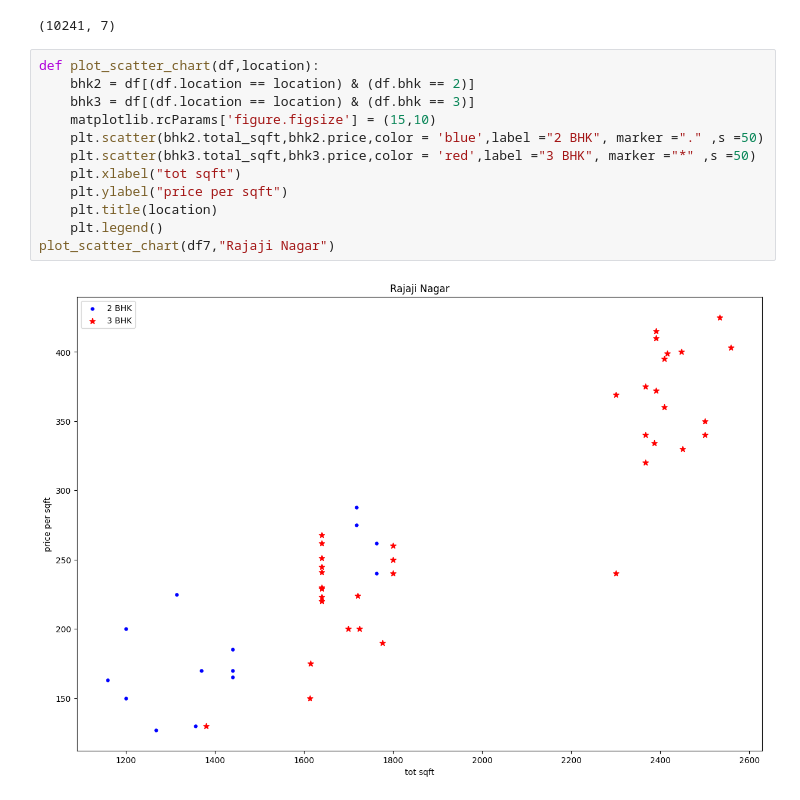
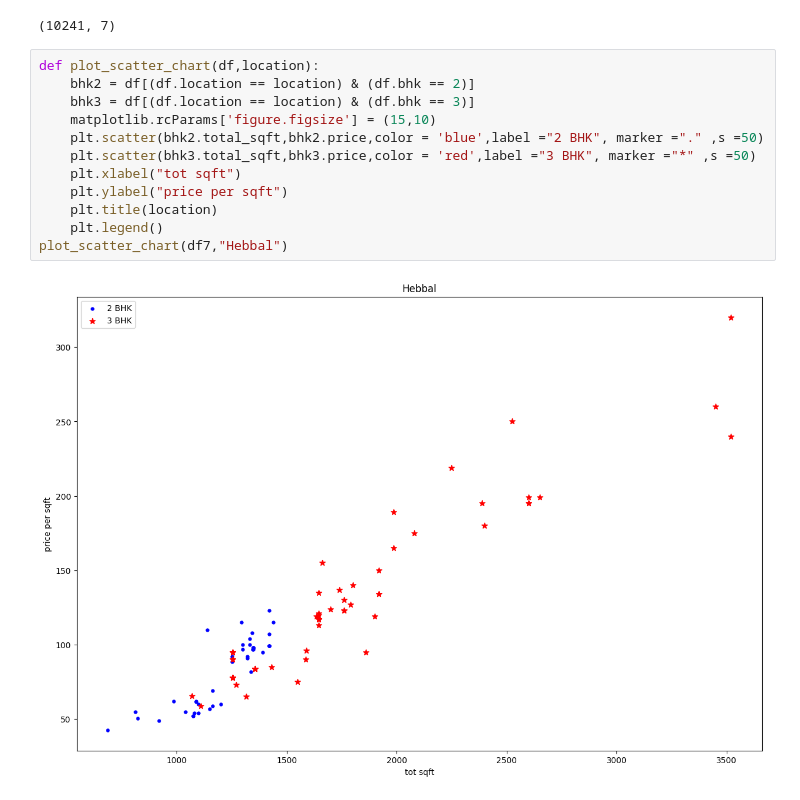
Before and after one commit to Gopz28/realestate-price-prediction, a Jupyter notebook: model/bengaluru_house_price_prediction.ipynb, the cells around one changed output. Cells and saved outputs as stored; diff of their text form.

```diff
--- a/model/bengaluru_house_price_prediction.ipynb
+++ b/model/bengaluru_house_price_prediction.ipynb
@@ -365,14 +367,14 @@ df7.shape
 # %%
 def plot_scatter_chart(df,location):
     bhk2 = df[(df.location == location) & (df.bhk == 2)]
     bhk3 = df[(df.location == location) & (df.bhk == 3)]
     matplotlib.rcParams['figure.figsize'] = (15,10)
     plt.scatter(bhk2.total_sqft,bhk2.price,color = 'blue',label ="2 BHK", marker ="." ,s =50)
     plt.scatter(bhk3.total_sqft,bhk3.price,color = 'red',label ="3 BHK", marker ="*" ,s =50)
     plt.xlabel("tot sqft")
     plt.ylabel("price per sqft")
     plt.title(location)
     plt.legend()
-plot_scatter_chart(df7,"Rajaji Nagar")
+plot_scatter_chart(df7,"Hebbal")
 # %% [output]
-[figure, old version]
+[figure, new version]
```
Also changed, not shown: parts of 5 cells of this notebook.
